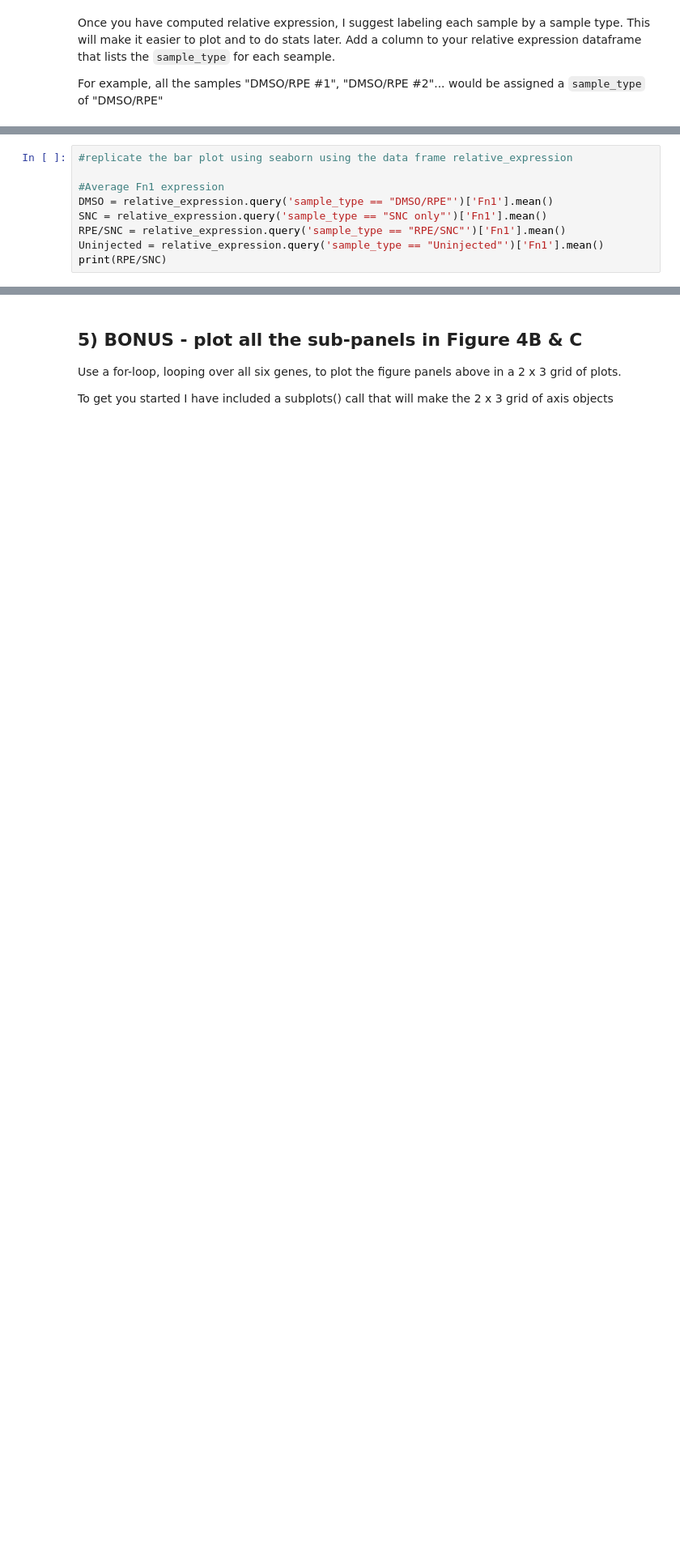
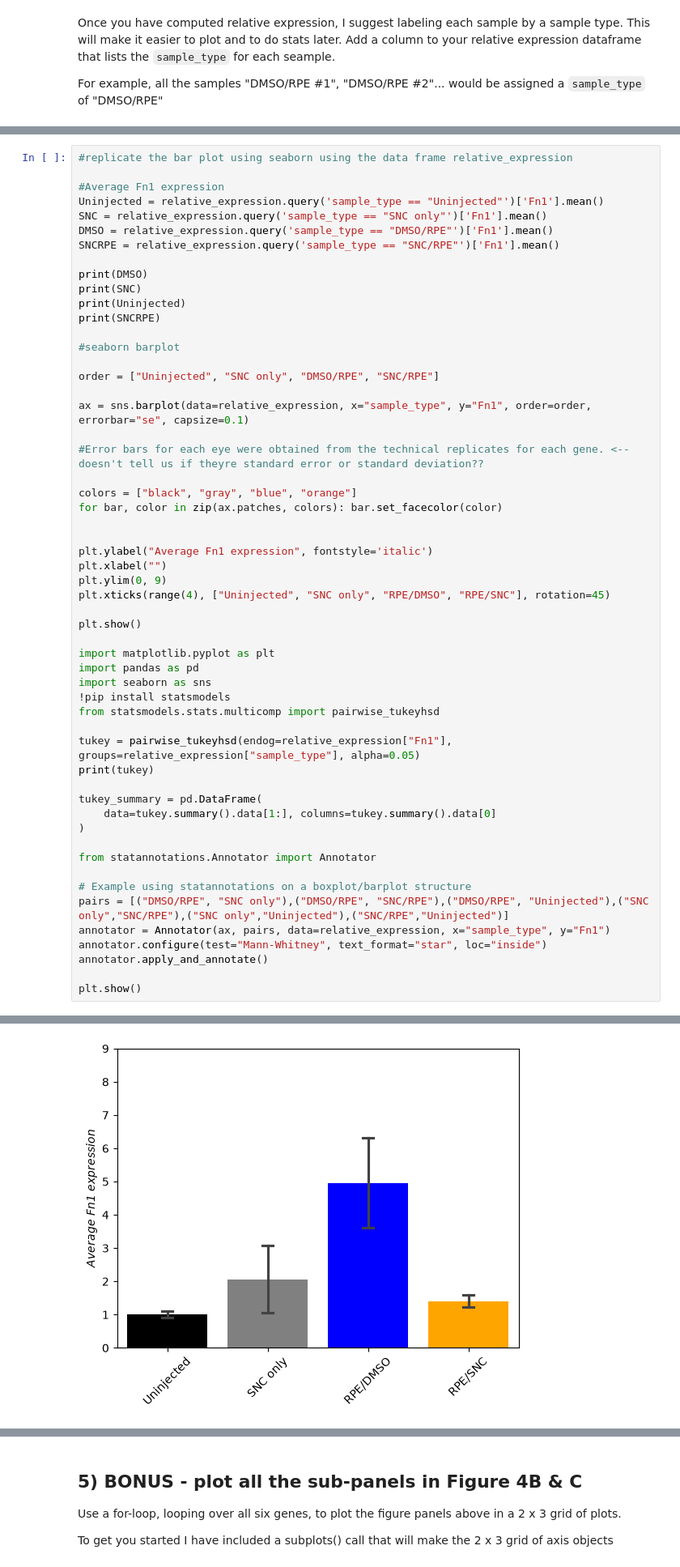
Before and after one commit to jeshapiro425/ABIO558_Repository_JS, a Jupyter notebook: miniproject_1_blank.ipynb, the cells around one changed output, grey strips where cells are left out. Shown at 81% size. Cells and saved outputs as stored; diff of their text form; blank space fills up the shorter version.

Commit message:
Finished miniproject with attempted code to add pairwise comparisons to seaborn plot

```diff
--- a/miniproject_1_blank.ipynb
+++ b/miniproject_1_blank.ipynb
@@ -146,9 +163,55 @@ https://journals.plos.org/plosone/article?id=10.1371/journal.pone.0243626
 #replicate the bar plot using seaborn using the data frame relative_expression
 
 #Average Fn1 expression
+Uninjected = relative_expression.query('sample_type == "Uninjected"')['Fn1'].mean()
+SNC = relative_expression.query('sample_type == "SNC only"')['Fn1'].mean()
 DMSO = relative_expression.query('sample_type == "DMSO/RPE"')['Fn1'].mean()
-SNC = relative_expression.query('sample_type == "SNC only"')['Fn1'].mean()
-RPE/SNC = relative_expression.query('sample_type == "RPE/SNC"')['Fn1'].mean()
-Uninjected = relative_expression.query('sample_type == "Uninjected"')['Fn1'].mean()
-print(RPE/SNC)
+SNCRPE = relative_expression.query('sample_type == "SNC/RPE"')['Fn1'].mean()
+
+print(DMSO)
+print(SNC)
+print(Uninjected)
+print(SNCRPE)
+
+#seaborn barplot
+
+order = ["Uninjected", "SNC only", "DMSO/RPE", "SNC/RPE"]
+
+ax = sns.barplot(data=relative_expression, x="sample_type", y="Fn1", order=order, errorbar="se", capsize=0.1)
+
+#Error bars for each eye were obtained from the technical replicates for each gene. <-- doesn't tell us if theyre standard error or standard deviation??
+
+colors = ["black", "gray", "blue", "orange"]
+for bar, color in zip(ax.patches, colors): bar.set_facecolor(color)
+
+
+plt.ylabel("Average Fn1 expression", fontstyle='italic')
+plt.xlabel("")
+plt.ylim(0, 9)
+plt.xticks(range(4), ["Uninjected", "SNC only", "RPE/DMSO", "RPE/SNC"], rotation=45)
+
+plt.show()
+
+import matplotlib.pyplot as plt
+import pandas as pd
+import seaborn as sns
+!pip install statsmodels
+from statsmodels.stats.multicomp import pairwise_tukeyhsd
+
+tukey = pairwise_tukeyhsd(endog=relative_expression["Fn1"], groups=relative_expression["sample_type"], alpha=0.05)
+print(tukey)
+
+tukey_summary = pd.DataFrame(
+    data=tukey.summary().data[1:], columns=tukey.summary().data[0]
+)
+
+from statannotations.Annotator import Annotator
+
+# Example using statannotations on a boxplot/barplot structure
+pairs = [("DMSO/RPE", "SNC only"),("DMSO/RPE", "SNC/RPE"),("DMSO/RPE", "Uninjected"),("SNC only","SNC/RPE"),("SNC only","Uninjected"),("SNC/RPE","Uninjected")]
+annotator = Annotator(ax, pairs, data=relative_expression, x="sample_type", y="Fn1")
+annotator.configure(test="Mann-Whitney", text_format="star", loc="inside")
+annotator.apply_and_annotate()
+
+plt.show()
 # %% [output]
@@ -155,0 +222 @@ SyntaxError: cannot assign to expression here. Maybe you meant '==' instead of '
+[figure, added]
```
Also changed, not shown: parts of 3 cells of this notebook.
